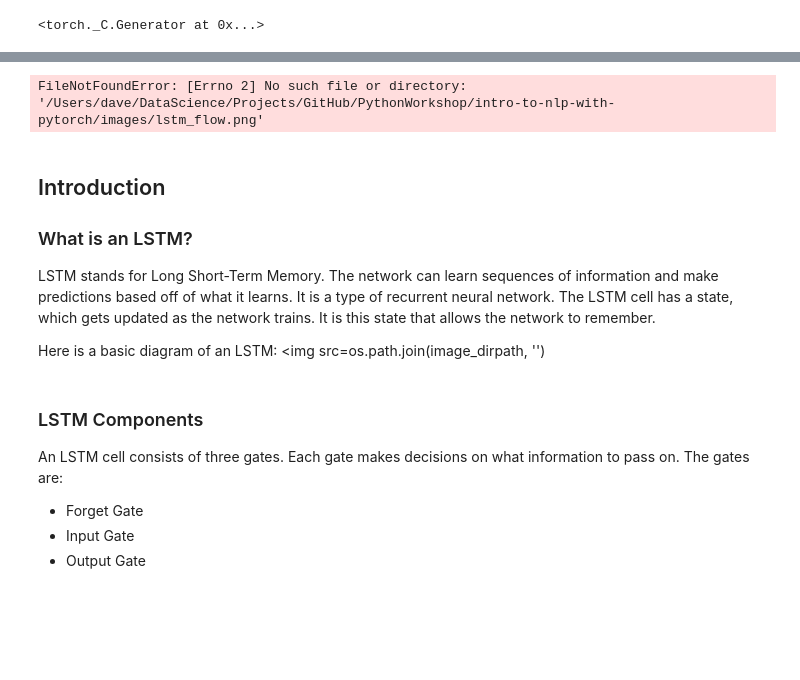
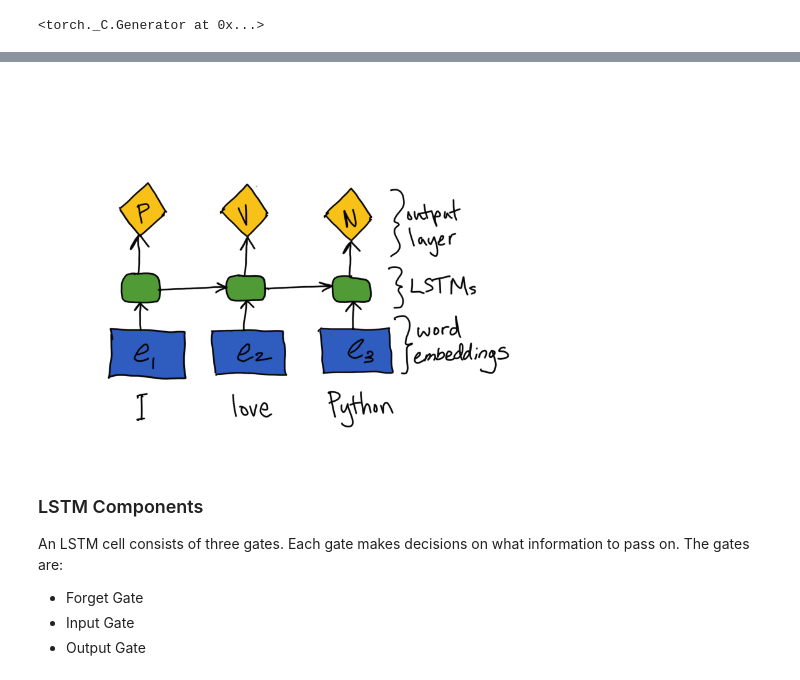
Before and after one commit to PythonWorkshop/intro-to-nlp-with-pytorch, a Jupyter notebook: Sequence Models/Sequence Models.ipynb, the cells around one changed output, grey strips where cells are left out. Drawn from its saved outputs; the diff is of its cells as text; code cells hidden in the pictures; blank space fills up the shorter version.

Commit message:
added text and images

```diff
--- a/Sequence Models/Sequence Models.ipynb
+++ b/Sequence Models/Sequence Models.ipynb
@@ -23,14 +28,7 @@ image_dirpath = os.path.join(repo_dirpath, 'images')
 # %%
-Image(filename=os.path.join(image_dirpath, 'lstm_flow.png'))
+Image(filename=os.path.join(image_dirpath, 'lstm_flow.png'), width=500, height=500)
 # %% [output]
-FileNotFoundError: [Errno 2] No such file or directory: '/Users/dave/DataScience/Projects/GitHub/PythonWorkshop/intro-to-nlp-with-pytorch/images/lstm_flow.png'
+[figure, added]
-# %% [markdown]
-## Introduction
-### What is an LSTM?
-LSTM stands for Long Short-Term Memory. The network can learn sequences of information and make predictions based off of what it learns. It is a type of recurrent neural network. The LSTM cell has a state, which gets updated as the network trains. It is this state that allows the network to remember.
-
-Here is a basic diagram of an LSTM:
-<img src=os.path.join(image_dirpath, '')
 # %% [markdown]
 ### LSTM Components
 An LSTM cell consists of three gates. Each gate makes decisions on what information to pass on. The gates are:
```
Also changed, not shown: parts of 19 cells of this notebook.
